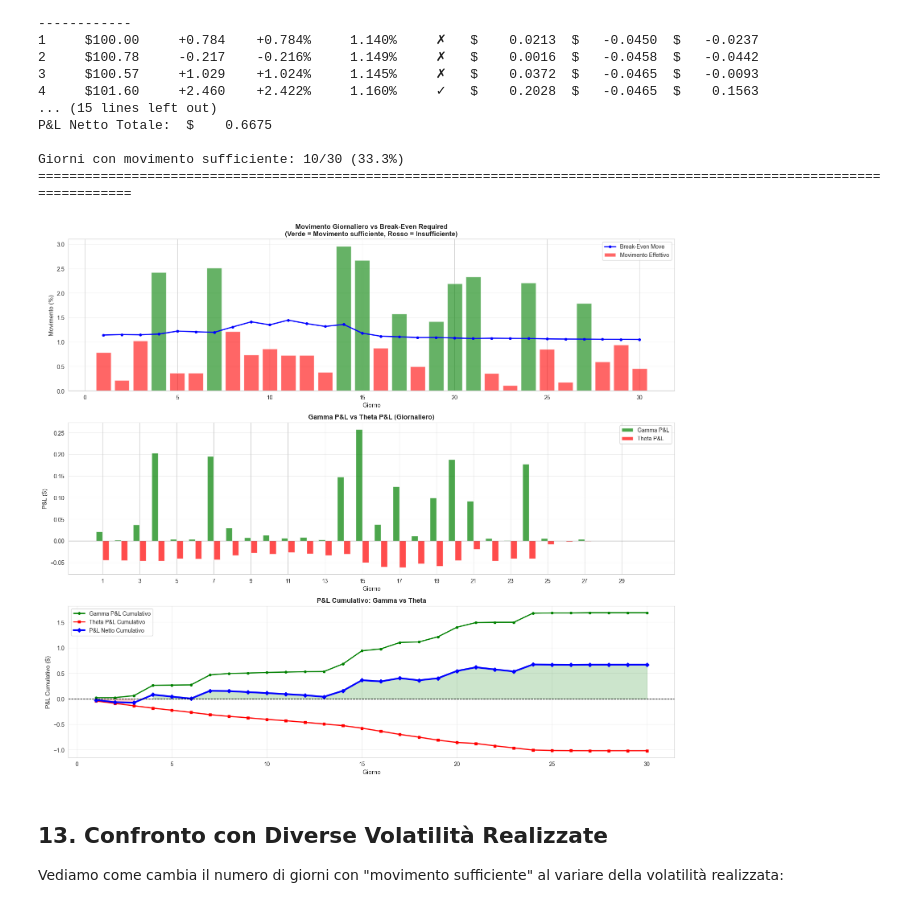
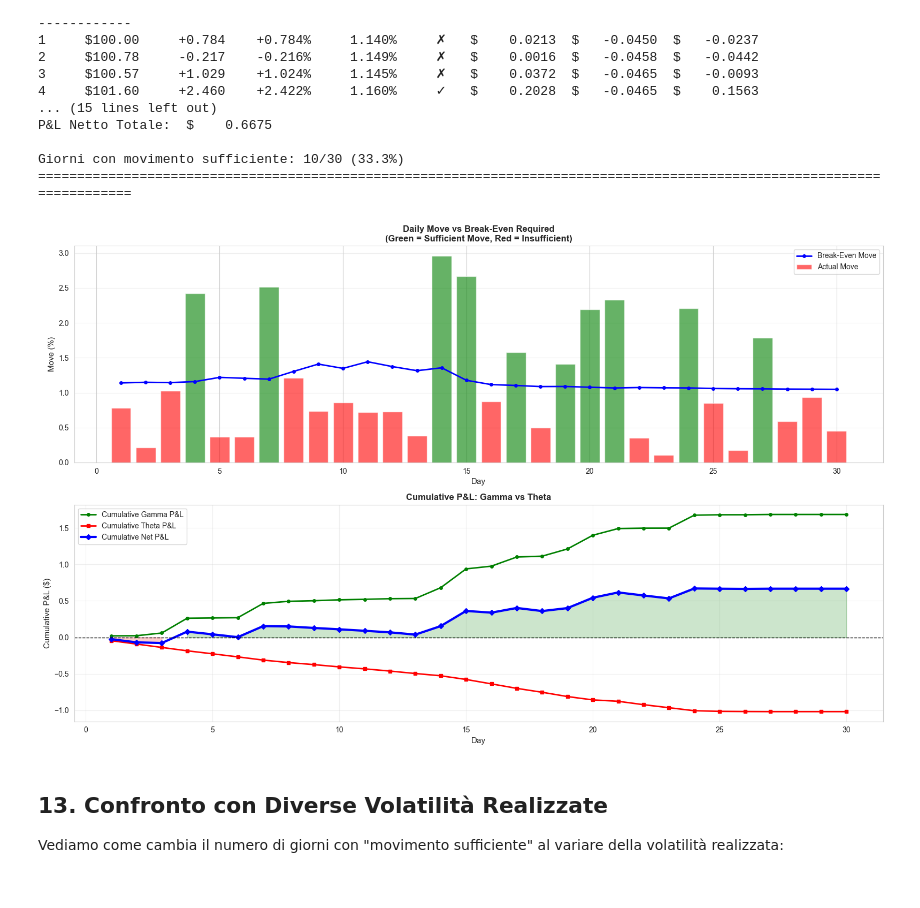
Before and after one commit to andrea220/vol_lecture, a Jupyter notebook: gamma_trading_derman_ch3.ipynb, the cells around one changed output. Drawn from its saved outputs; the diff is of its cells as text; code cells hidden in the pictures.

```diff
--- a/gamma_trading_derman_ch3.ipynb
+++ b/gamma_trading_derman_ch3.ipynb
@@ -1318,59 +1301,44 @@ P&L Netto Totale:  $    0.6675
 Giorni con movimento sufficiente: 10/30 (33.3%)
 ========================================================================================================================
 # %%
-# Visualizzazione dell'analisi giornaliera
-fig, axes = plt.subplots(3, 1, figsize=(16, 14))
+# Daily analysis visualization (central plot removed, English labels)
+fig, axes = plt.subplots(2, 1, figsize=(16, 10))
 
-# Grafico 1: Movimento giornaliero vs Break-Even
+# Plot 1: Daily move vs Break-Even
 ax1 = axes[0]
 days = df_daily['Day']
 ax1.bar(days, df_daily['Abs_dS_pct'], alpha=0.6, color=['green' if x else 'red' for x in df_daily['Move_Sufficient']],
-        label='Movimento Effettivo')
+        label='Actual Move')
 ax1.plot(days, df_daily['BE_Move_Pct'], 'b-', linewidth=2, marker='o', markersize=4, label='Break-Even Move')
-ax1.set_xlabel('Giorno', fontsize=11)
-ax1.set_ylabel('Movimento (%)', fontsize=11)
-ax1.set_title('Movimento Giornaliero vs Break-Even Required\n(Verde = Movimento sufficiente, Rosso = Insufficiente)',
+ax1.set_xlabel('Day', fontsize=11)
+ax1.set_ylabel('Move (%)', fontsize=11)
+ax1.set_title('Daily Move vs Break-Even Required\n(Green = Sufficient Move, Red = Insufficient)',
               fontsize=12, fontweight='bold')
 ax1.legend(fontsize=10)
 ax1.grid(True, alpha=0.3, axis='y')
 
-# Grafico 2: Gamma P&L vs Theta P&L giornaliero
+# Plot 2: Cumulative Net P&L
 ax2 = axes[1]
-width = 0.35
-x = np.arange(len(days))
-bars1 = ax2.bar(x - width/2, df_daily['Gamma_PnL'], width, label='Gamma P&L', color='green', alpha=0.7)
-bars2 = ax2.bar(x + width/2, df_daily['Theta_PnL'], width, label='Theta P&L', color='red', alpha=0.7)
-ax2.axhline(y=0, color='black', linestyle='-', linewidth=0.8)
-ax2.set_xlabel('Giorno', fontsize=11)
-ax2.set_ylabel('P&L ($)', fontsize=11)
-ax2.set_title('Gamma P&L vs Theta P&L (Giornaliero)', fontsize=12, fontweight='bold')
-ax2.set_xticks(x[::2])
-ax2.set_xticklabels(days[::2])
-ax2.legend(fontsize=10)
-ax2.grid(True, alpha=0.3, axis='y')
-
-# Grafico 3: P&L Netto Cumulativo
-ax3 = axes[2]
 cumulative_gamma = df_daily['Gamma_PnL'].cumsum()
 cumulative_theta = df_daily['Theta_PnL'].cumsum()
 cumulative_net = df_daily['Net_PnL'].cumsum()
 
-ax3.plot(days, cumulative_gamma, 'g-', linewidth=2, marker='o', markersize=4, label='Gamma P&L Cumulativo')
-ax3.plot(days, cumulative_theta, 'r-', linewidth=2, marker='s', markersize=4, label='Theta P&L Cumulativo')
-ax3.plot(days, cumulative_net, 'b-', linewidth=3, marker='D', markersize=5, label='P&L Netto Cumulativo')
-ax3.axhline(y=0, color='black', linestyle='--', linewidth=1)
-ax3.set_xlabel('Giorno', fontsize=11)
-ax3.set_ylabel('P&L Cumulativo ($)', fontsize=11)
-ax3.set_title('P&L Cumulativo: Gamma vs Theta', fontsize=12, fontweight='bold')
-ax3.legend(fontsize=10)
-ax3.grid(True, alpha=0.3)
-ax3.fill_between(days, 0, cumulative_net, where=(cumulative_net >= 0), alpha=0.2, color='green')
-ax3.fill_between(days, 0, cumulative_net, where=(cumulative_net < 0), alpha=0.2, color='red')
+ax2.plot(days, cumulative_gamma, 'g-', linewidth=2, marker='o', markersize=4, label='Cumulative Gamma P&L')
+ax2.plot(days, cumulative_theta, 'r-', linewidth=2, marker='s', markersize=4, label='Cumulative Theta P&L')
+ax2.plot(days, cumulative_net, 'b-', linewidth=3, marker='D', markersize=5, label='Cumulative Net P&L')
+ax2.axhline(y=0, color='black', linestyle='--', linewidth=1)
+ax2.set_xlabel('Day', fontsize=11)
+ax2.set_ylabel('Cumulative P&L ($)', fontsize=11)
+ax2.set_title('Cumulative P&L: Gamma vs Theta', fontsize=12, fontweight='bold')
+ax2.legend(fontsize=10)
+ax2.grid(True, alpha=0.3)
+ax2.fill_between(days, 0, cumulative_net, where=(cumulative_net >= 0), alpha=0.2, color='green')
+ax2.fill_between(days, 0, cumulative_net, where=(cumulative_net < 0), alpha=0.2, color='red')
 
 plt.tight_layout()
 plt.show()
 # %% [output]
-[figure, old version]
+[figure, new version]
 # %% [markdown]
 ## 13. Confronto con Diverse Volatilità Realizzate
 
```
Also changed, not shown: parts of 5 cells of this notebook, 7 other files.
